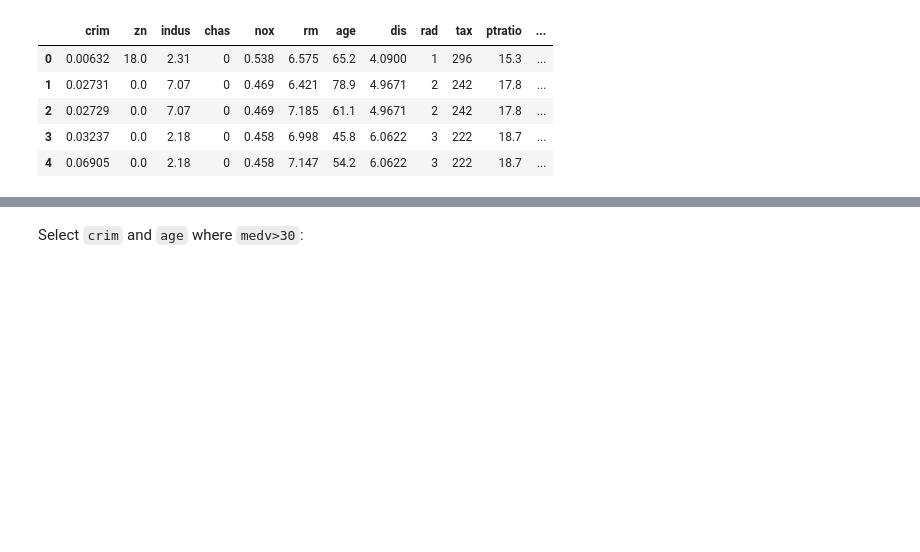
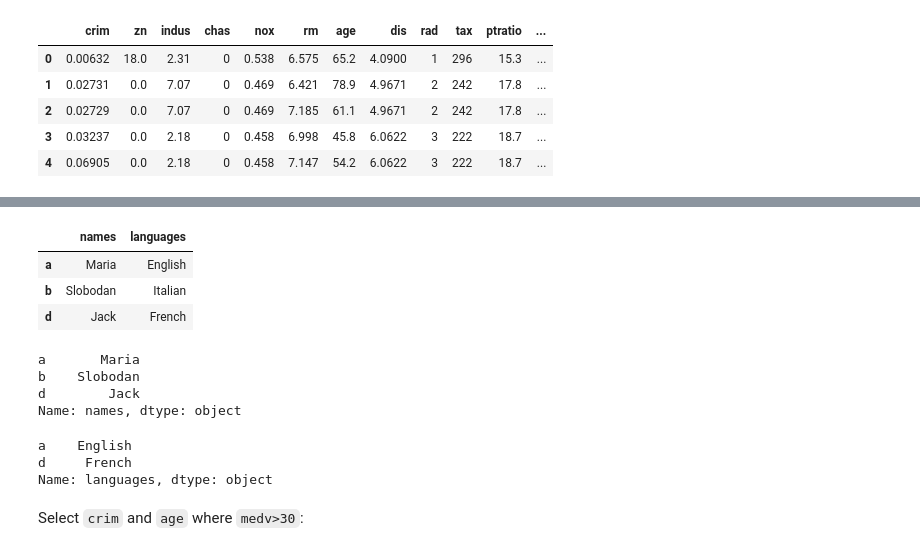
Before and after one commit to datakolektiv/dss03python2023, a Jupyter notebook: session02/dss03_py_session02.ipynb, the cells around one changed output, grey strips where cells are left out. Saved outputs shown, nothing was run; the diff lists cells and outputs as text; code cells hidden in the pictures; blank space fills up the shorter version.

```diff
--- a/session02/dss03_py_session02.ipynb
+++ b/session02/dss03_py_session02.ipynb
@@ -513,3 +566,23 @@ data_set.head(5)
+# %%
+my_data.loc[[True, True, False, True]]
+# %% [output]
+|  | names | languages |
+| a | Maria | English |
+| b | Slobodan | Italian |
+| d | Jack | French |
+# %%
+my_data.loc[[True, True, False, True], 'names']
+# %% [output]
+a       Maria
+b    Slobodan
+d        Jack
+Name: names, dtype: object
+# %%
+my_data.loc[[True, False, False, True], 'languages']
+# %% [output]
+a    English
+d     French
+Name: languages, dtype: object
 # %% [markdown]
 Select `crim` and `age` where `medv>30`:
 # %%
```
Also changed, not shown: parts of 7 cells of this notebook, 2 other files.
